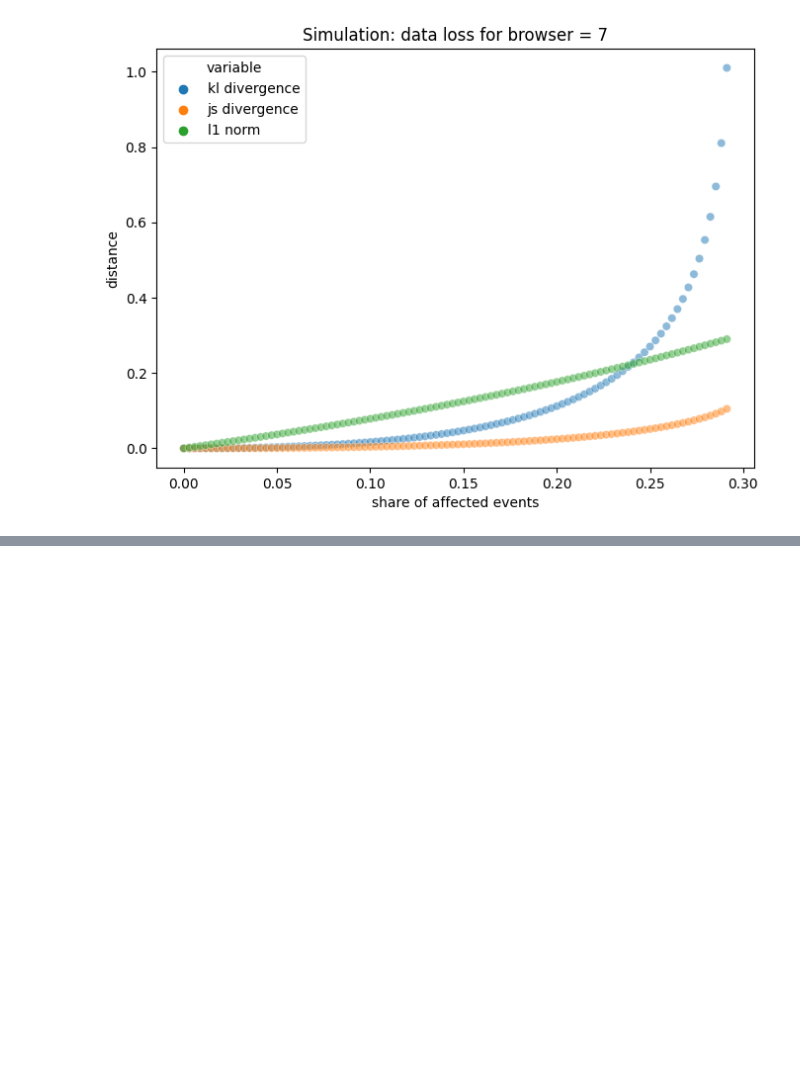
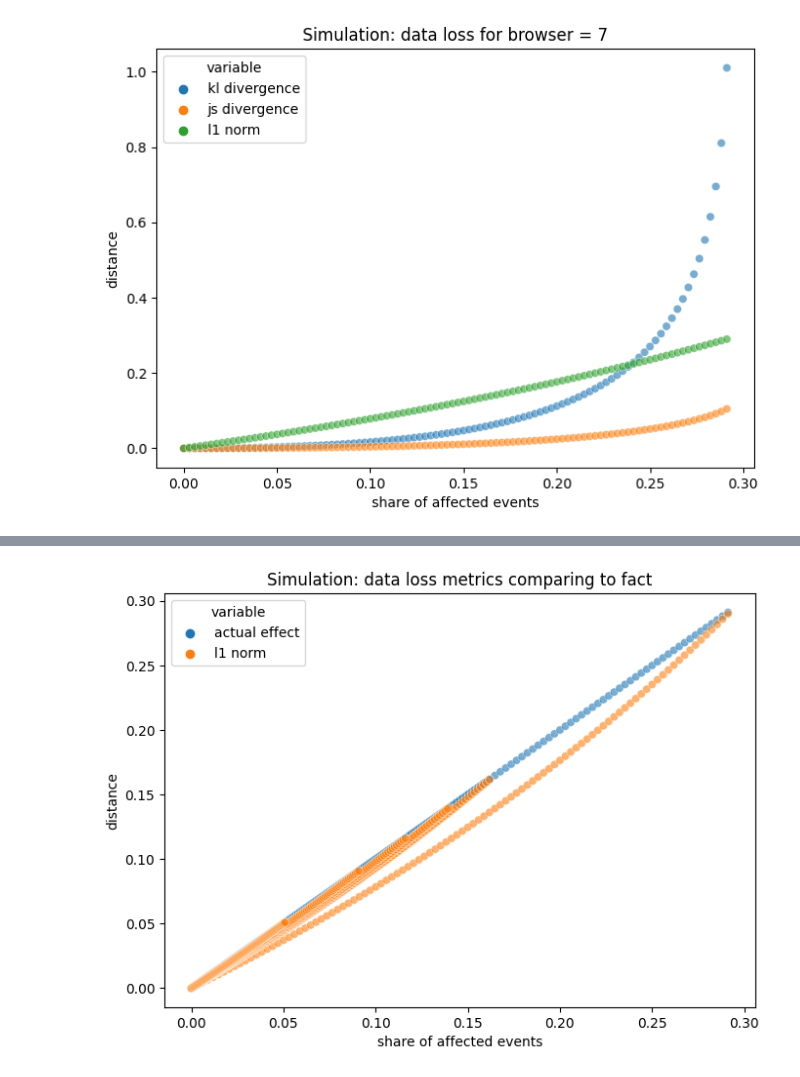
Before and after one commit to miptgirl/miptgirl_medium, a Jupyter notebook: clickhouse/web_analytics_monitoring/monitoring_simulation.ipynb, the cells around one changed output, grey strips where cells are left out. Drawn from its saved outputs; the diff is of its cells as text; code cells hidden in the pictures; blank space fills up the shorter version.

Commit message:
Added comparison to fact

```diff
--- a/clickhouse/web_analytics_monitoring/monitoring_simulation.ipynb
+++ b/clickhouse/web_analytics_monitoring/monitoring_simulation.ipynb
@@ -220,0 +172,3 @@ data_loss_metrics_df
+# %%
+data_loss_metrics_df['actual effect'] = data_loss_metrics_df.effect_size_share
+data_change_metrics_df['actual effect'] = data_change_metrics_df.effect_size_share
@@ -275,0 +232,14 @@ compare_metrics_by_browser(data_loss_metrics_df, 'js divergence', 'lost_browser_
+# %%
+def make_distances_plot_vs_fact(plot_df, title):
+    ax = sns.scatterplot(x = 'effect_size_share', y = 'value', hue = 'variable',
+             data = pd.melt(plot_df[['actual effect', 'l1 norm', 'effect_size_share']],
+                            ['effect_size_share']), alpha = 0.6)
+
+    ax.set_xlabel('share of affected events')
+    ax.set_ylabel('distance')
+    ax.set_title(title)
+# %%
+make_distances_plot_vs_fact(data_loss_metrics_df,
+                    'Simulation: data loss metrics comparing to fact')
+# %% [output]
+[figure, added]
```
Also changed, not shown: parts of 19 cells of this notebook.
